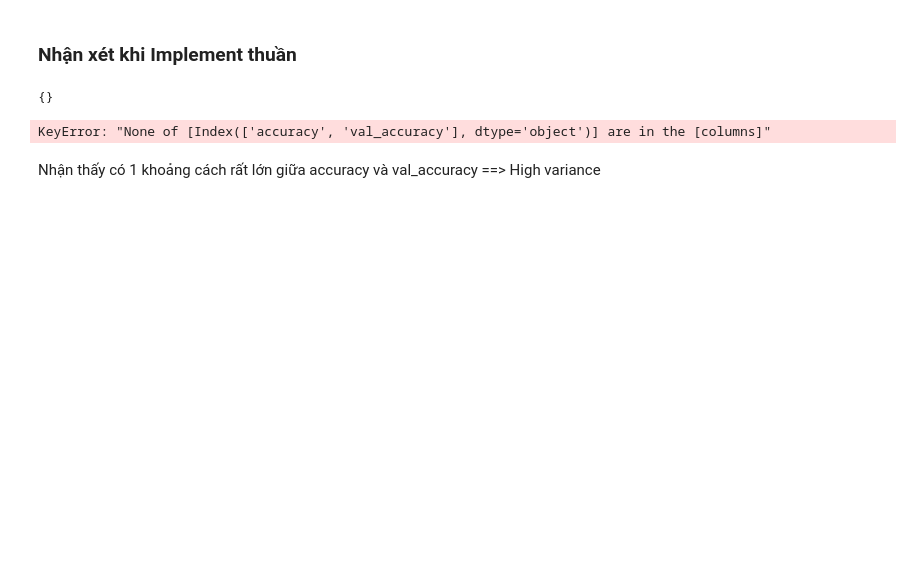
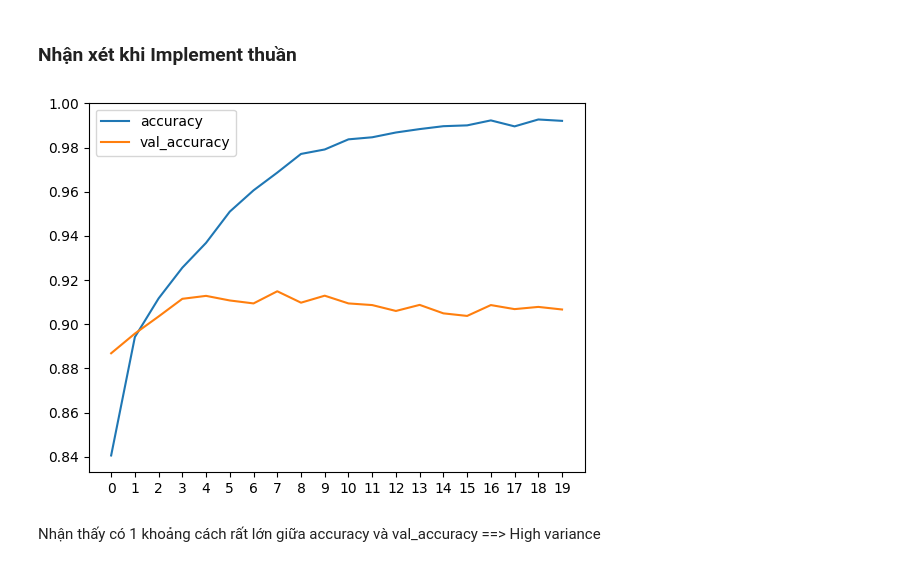
Before and after one commit to Dan3105/FashionMNIST, a Jupyter notebook: fashion_model.ipynb, the cells around one changed output. Drawn from its saved outputs; the diff is of its cells as text; code cells hidden in the pictures; blank space fills up the shorter version.

```diff
--- a/fashion_model.ipynb
+++ b/fashion_model.ipynb
@@ -165,15 +166,13 @@ print(accuracy_score(y_test, y_pred))
 # %% [markdown]
 ### Nhận xét khi Implement thuần
 # %%
-model.history.history
+history_frame = pd.DataFrame(history.history)
-# %% [output]
-{}
 # %%
-history_acc[['accuracy', 'val_accuracy']].plot()
-k = plt.xticks(history_acc.index)
-savfig('acc_vs_cv_acc_before_tuning_model.png')
+history_frame[['accuracy', 'val_accuracy']].plot()
+k = plt.xticks(history_frame.index)
+savefig('acc_vs_cv_acc_before_tuning_model.png')
 # %% [output]
-KeyError: "None of [Index(['accuracy', 'val_accuracy'], dtype='object')] are in the [columns]"
+[figure, added]
 # %% [markdown]
 Nhận thấy có 1 khoảng cách rất lớn giữa accuracy và val_accuracy ==> High variance
 # %%
```
Also changed, not shown: parts of 41 cells of this notebook.
